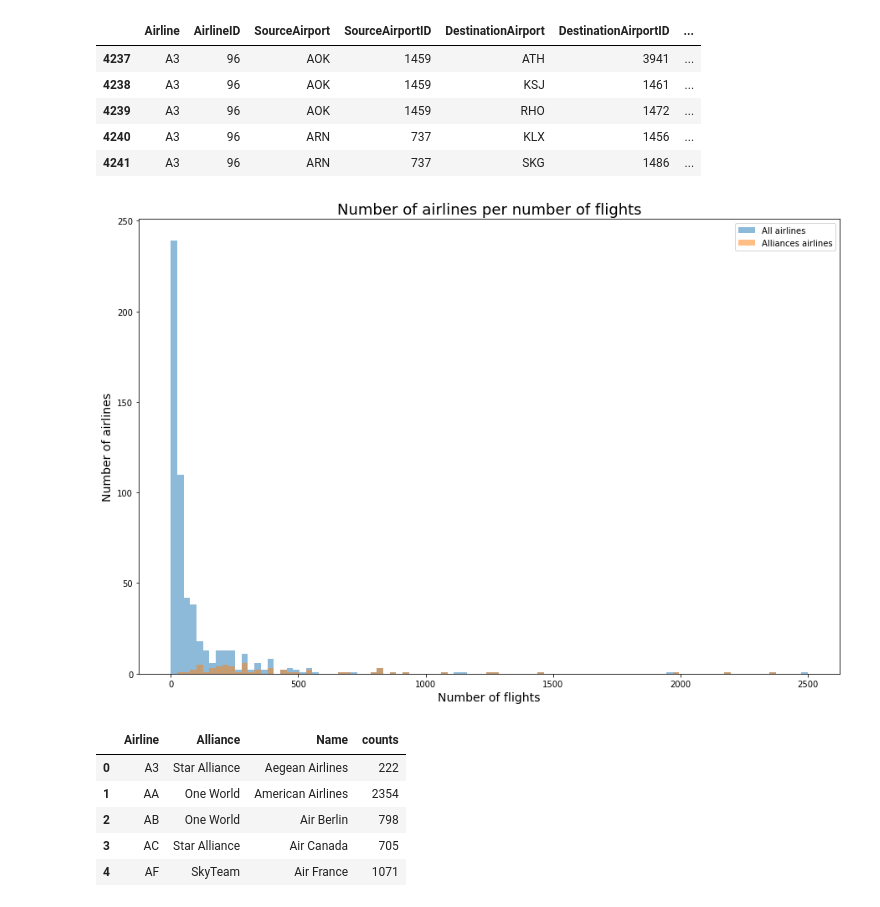
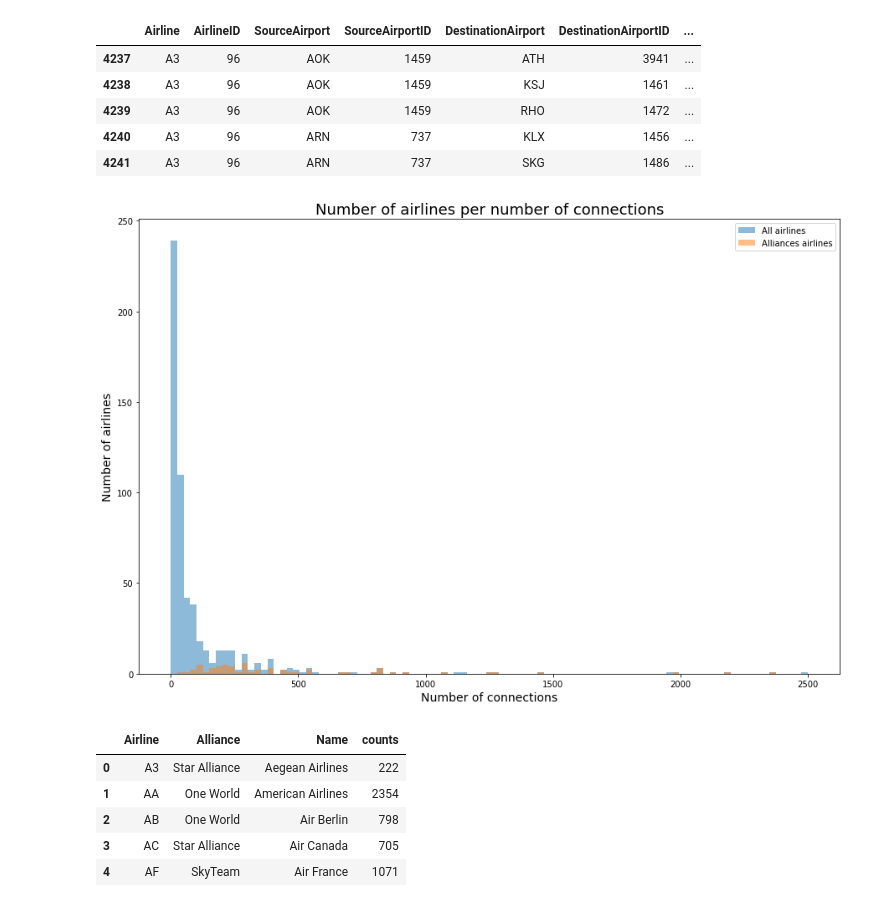
Before and after one commit to nicolasFontbonne/Project_ntds, a Jupyter notebook: main_marie.ipynb, the cells around one changed output. Cells and saved outputs as stored; diff of their text form; code cells hidden in the pictures.

```diff
--- a/main_marie.ipynb
+++ b/main_marie.ipynb
@@ -128,16 +129,16 @@ routes_alce_only.head()
 # %%
 bins = np.linspace(0, 2500, 100)
 plt.figure(figsize=(15,10))
 plt.hist(routes_alce[['Airline']].groupby('Airline').size(), bins, alpha=0.5, label='All airlines')
 plt.hist(routes_alce_only[['Airline']].groupby('Airline').size(), bins, alpha=0.5, label='Alliances airlines')
 plt.legend(loc='upper right')
-plt.title('Number of airlines per number of flights', fontsize = 18)
+plt.title('Number of airlines per number of connections', fontsize = 18)
 plt.ylabel('Number of airlines', fontsize = 14)
-plt.xlabel('Number of flights', fontsize= 14)
-plt.savefig('Histogram_flights_airlines.pdf')
+plt.xlabel('Number of connections', fontsize= 14)
+plt.savefig('Histogram_connections_airlines.pdf')
 plt.show()
 # %% [output]
-[figure, old version]
+[figure, new version]
 # %%
 df = routes_alce[['Airline', 'Alliance', 'Name']].groupby(['Airline', 'Alliance', 'Name']).size().reset_index(name='counts')
 # %%
```
Also changed, not shown: parts of 18 cells of this notebook, 5 other files.
